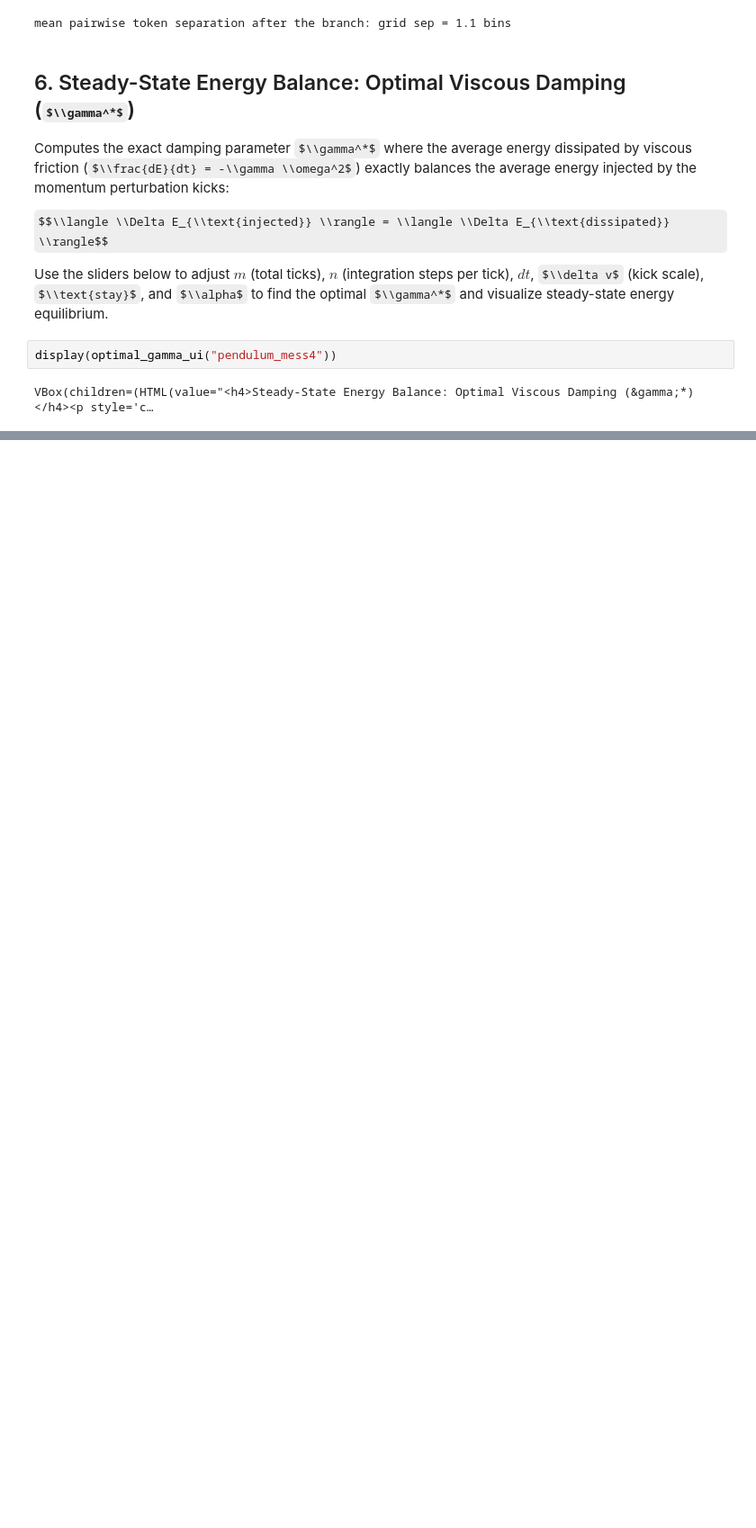
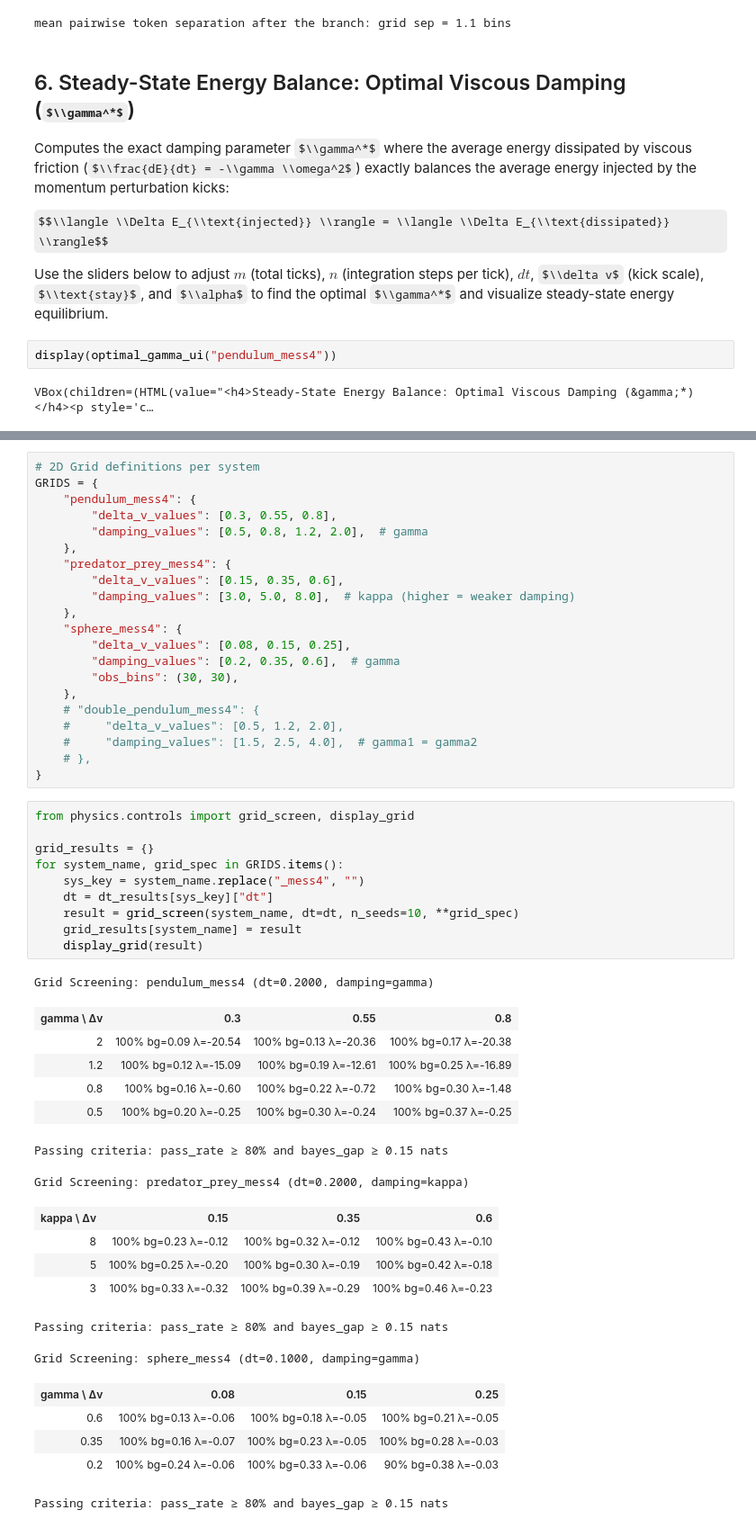
Before and after one commit to ManjotSingh08x/Belief-in-physics, a Jupyter notebook: notebooks/explorer.ipynb, the cells around one changed output, grey strips where cells are left out. Shown at 90% size. Cells and saved outputs as stored; diff of their text form; some formulas as TeX source; blank space fills up the shorter version.

```diff
--- a/notebooks/explorer.ipynb
+++ b/notebooks/explorer.ipynb
@@ -302,0 +330,51 @@ VBox(children=(HTML(value="<h4>Steady-State Energy Balance: Optimal Viscous Damp
+# %%
+# 2D Grid definitions per system
+GRIDS = {
+    "pendulum_mess4": {
+        "delta_v_values": [0.3, 0.55, 0.8],
+        "damping_values": [0.5, 0.8, 1.2, 2.0],  # gamma
+    },
+    "predator_prey_mess4": {
+        "delta_v_values": [0.15, 0.35, 0.6],
+        "damping_values": [3.0, 5.0, 8.0],  # kappa (higher = weaker damping)
+    },
+    "sphere_mess4": {
+        "delta_v_values": [0.08, 0.15, 0.25],
+        "damping_values": [0.2, 0.35, 0.6],  # gamma
+        "obs_bins": (30, 30),
+    },
+    # "double_pendulum_mess4": {
+    #     "delta_v_values": [0.5, 1.2, 2.0],
+    #     "damping_values": [1.5, 2.5, 4.0],  # gamma1 = gamma2
+    # },
+}
+# %%
+from physics.controls import grid_screen, display_grid
+
+grid_results = {}
+for system_name, grid_spec in GRIDS.items():
+    sys_key = system_name.replace("_mess4", "")
+    dt = dt_results[sys_key]["dt"]
+    result = grid_screen(system_name, dt=dt, n_seeds=10, **grid_spec)
+    grid_results[system_name] = result
+    display_grid(result)
+# %% [output]
+Grid Screening: pendulum_mess4 (dt=0.2000, damping=gamma)
+| gamma \ Δv | 0.3 | 0.55 | 0.8 |
+| 2 | 100% bg=0.09 λ=-20.54 | 100% bg=0.13 λ=-20.36 | 100% bg=0.17 λ=-20.38 |
+| 1.2 | 100% bg=0.12 λ=-15.09 | 100% bg=0.19 λ=-12.61 | 100% bg=0.25 λ=-16.89 |
+| 0.8 | 100% bg=0.16 λ=-0.60 | 100% bg=0.22 λ=-0.72 | 100% bg=0.30 λ=-1.48 |
+| 0.5 | 100% bg=0.20 λ=-0.25 | 100% bg=0.30 λ=-0.24 | 100% bg=0.37 λ=-0.25 |
+Passing criteria: pass_rate ≥ 80% and bayes_gap ≥ 0.15 nats
+Grid Screening: predator_prey_mess4 (dt=0.2000, damping=kappa)
+| kappa \ Δv | 0.15 | 0.35 | 0.6 |
+| 8 | 100% bg=0.23 λ=-0.12 | 100% bg=0.32 λ=-0.12 | 100% bg=0.43 λ=-0.10 |
+| 5 | 100% bg=0.25 λ=-0.20 | 100% bg=0.30 λ=-0.19 | 100% bg=0.42 λ=-0.18 |
+| 3 | 100% bg=0.33 λ=-0.32 | 100% bg=0.39 λ=-0.29 | 100% bg=0.46 λ=-0.23 |
+Passing criteria: pass_rate ≥ 80% and bayes_gap ≥ 0.15 nats
+Grid Screening: sphere_mess4 (dt=0.1000, damping=gamma)
+| gamma \ Δv | 0.08 | 0.15 | 0.25 |
+| 0.6 | 100% bg=0.13 λ=-0.06 | 100% bg=0.18 λ=-0.05 | 100% bg=0.21 λ=-0.05 |
+| 0.35 | 100% bg=0.16 λ=-0.07 | 100% bg=0.23 λ=-0.05 | 100% bg=0.28 λ=-0.03 |
+| 0.2 | 100% bg=0.24 λ=-0.06 | 100% bg=0.33 λ=-0.06 | 90% bg=0.38 λ=-0.03 |
+Passing criteria: pass_rate ≥ 80% and bayes_gap ≥ 0.15 nats
```
Also changed, not shown: parts of 12 cells of this notebook, 3 other files.
